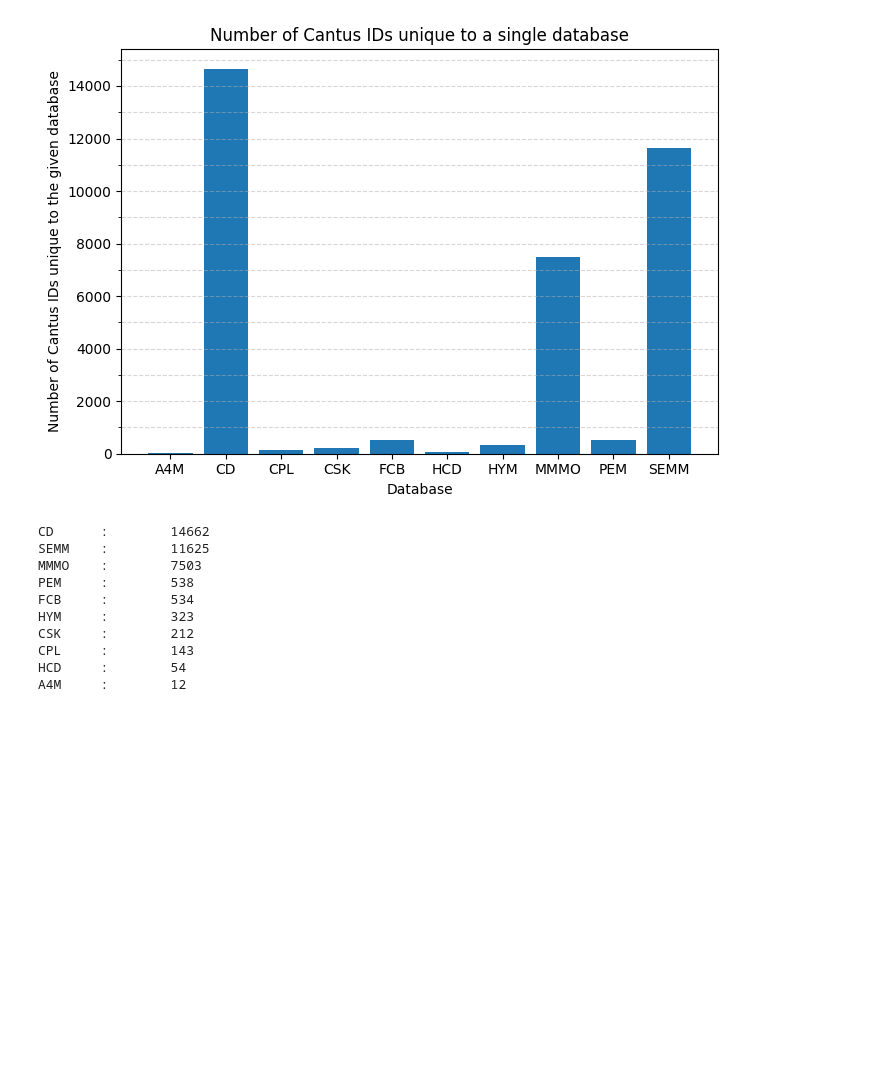
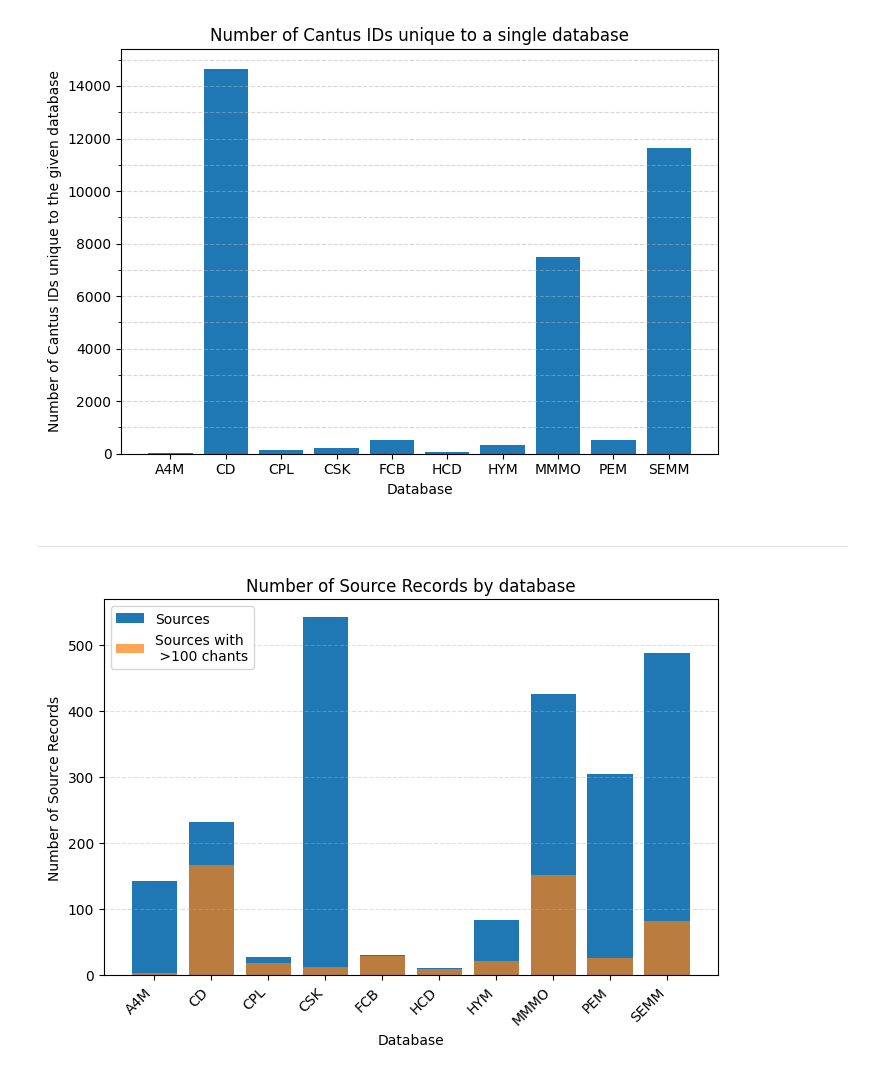
Before and after one commit to dact-chant/CantusCorpus, a Jupyter notebook: cantuscorpus_1.0/dataset_stats.ipynb, the cells around one changed output. Saved outputs shown, nothing was run; the diff lists cells and outputs as text; code cells hidden in the pictures; blank space fills up the shorter version.

```diff
--- a/cantuscorpus_1.0/dataset_stats.ipynb
+++ b/cantuscorpus_1.0/dataset_stats.ipynb
@@ -509,18 +488,32 @@ plt.tight_layout()
 plt.show()
 # %% [output]
 [figure]
-# %%
-sorted_uni_counts = dict(sorted(unique_counts.items(), key=lambda item: item[1], reverse=True))
-for db, count in sorted_uni_counts.items():
-    print(db, '\t:\t', count)
-# %% [output]
-CD      :        14662
-SEMM    :        11625
-MMMO    :        7503
-PEM     :        538
-FCB     :        534
-HYM     :        323
-CSK     :        212
-CPL     :        143
-HCD     :        54
-A4M     :        12
+# %% [markdown]
+--------------------------------------
+# %%
+# Overlapping bars: Source records and Sources with >100 chants
+# Recompute metrics (safe to run independently of earlier cells)
+srclinks_per_db = chants.groupby('db')['srclink'].nunique().sort_index()
+frequent_srclinks = chants['srclink'].value_counts()
+srclinks_to_keep = frequent_srclinks[frequent_srclinks > 100].index
+filtered_chants = chants[chants['srclink'].isin(srclinks_to_keep)]
+srclinks_per_db_big = filtered_chants.groupby('db')['srclink'].nunique()
+# Align indices and ensure integer counts
+index = srclinks_per_db.index.astype(str)
+small = srclinks_per_db.reindex(index).fillna(0).astype(int)
+big = srclinks_per_db_big.reindex(index).fillna(0).astype(int)
+# Plot overlapping bars at same x positions (use alpha for visibility)
+x = np.arange(len(index))
+plt.figure(figsize=(7, 5))
+plt.bar(x, small.values, color='tab:blue', label='Sources')
+plt.bar(x, big.values, color='tab:orange', alpha=0.7, label='Sources with \n >100 chants')
+plt.xticks(x, index, rotation=45, ha='right')
+plt.title('Number of Source Records by database')
+plt.xlabel('Database')
+plt.ylabel('Number of Source Records')
+plt.grid(axis='y', linestyle='--', alpha=0.4)
+plt.legend(loc='upper left')
+plt.tight_layout()
+plt.show()
+# %% [output]
+[figure, added]
```
Also changed, not shown: parts of 7 cells of this notebook, 6 other files.
